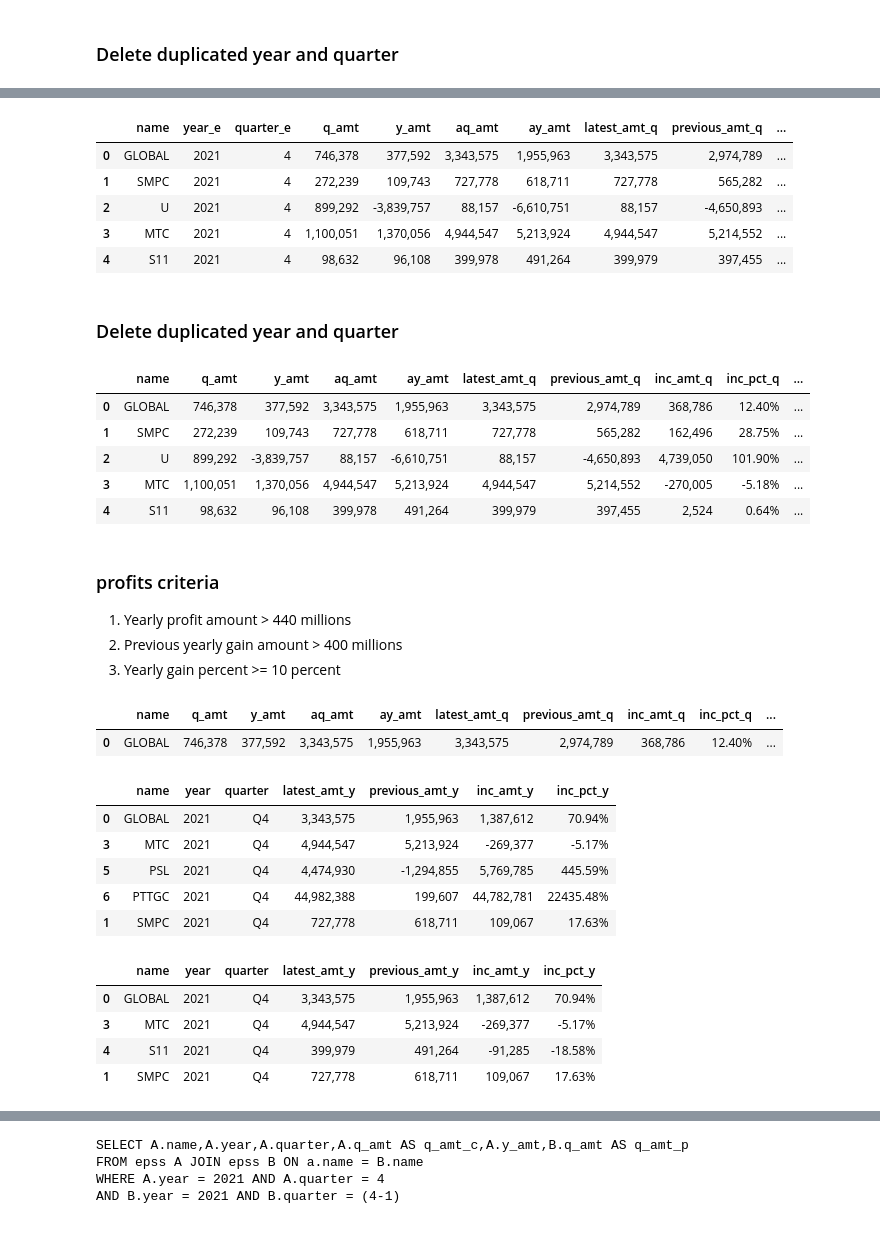
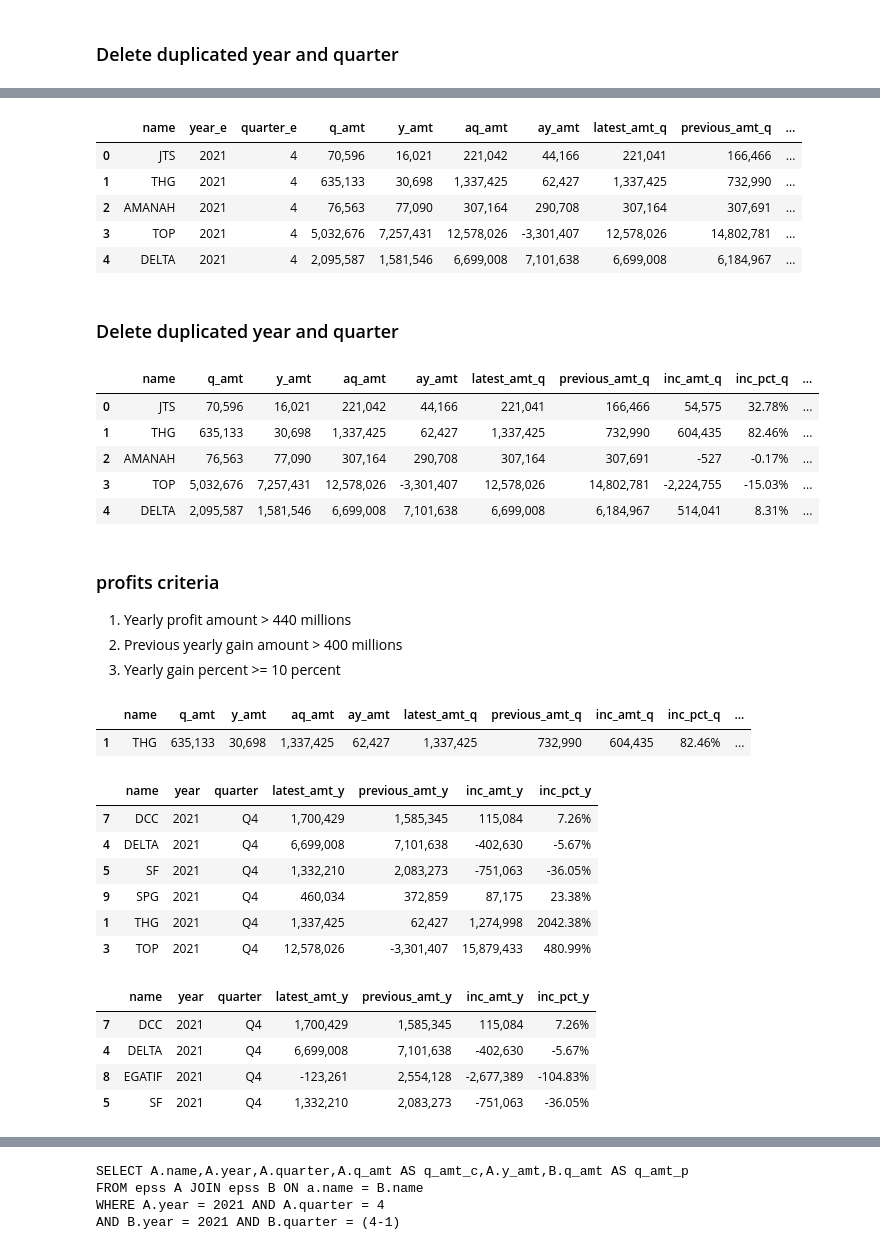
Before and after one commit to santimcs/A8, a Jupyter notebook: Quarterly/440-Create Profits Q4.ipynb, the cells around one changed output, grey strips where cells are left out. Saved outputs shown, nothing was run; the diff lists cells and outputs as text; code cells hidden in the pictures.

```diff
--- a/Quarterly/440-Create Profits Q4.ipynb
+++ b/Quarterly/440-Create Profits Q4.ipynb
@@ -22,5 +22,5 @@ today_str
 # %%
-#today = date(2022, 2, 11)
+today = date(2022, 2, 15)
 today_str = today.strftime("%Y-%m-%d")
 today_str
 # %% [output]
@@ -190,11 +198,11 @@ df_merge2 = pd.merge(
 df_merge2.head().style.format(format_dict)
 # %% [output]
 |  | name | year_e | quarter_e | q_amt | y_amt | aq_amt | ay_amt | latest_amt_q | previous_amt_q | ... |
-| 0 | GLOBAL | 2021 | 4 | 746,378 | 377,592 | 3,343,575 | 1,955,963 | 3,343,575 | 2,974,789 | ... |
-| 1 | SMPC | 2021 | 4 | 272,239 | 109,743 | 727,778 | 618,711 | 727,778 | 565,282 | ... |
-| 2 | U | 2021 | 4 | 899,292 | -3,839,757 | 88,157 | -6,610,751 | 88,157 | -4,650,893 | ... |
-| 3 | MTC | 2021 | 4 | 1,100,051 | 1,370,056 | 4,944,547 | 5,213,924 | 4,944,547 | 5,214,552 | ... |
-| 4 | S11 | 2021 | 4 | 98,632 | 96,108 | 399,978 | 491,264 | 399,979 | 397,455 | ... |
+| 0 | JTS | 2021 | 4 | 70,596 | 16,021 | 221,042 | 44,166 | 221,041 | 166,466 | ... |
+| 1 | THG | 2021 | 4 | 635,133 | 30,698 | 1,337,425 | 62,427 | 1,337,425 | 732,990 | ... |
+| 2 | AMANAH | 2021 | 4 | 76,563 | 77,090 | 307,164 | 290,708 | 307,164 | 307,691 | ... |
+| 3 | TOP | 2021 | 4 | 5,032,676 | 7,257,431 | 12,578,026 | -3,301,407 | 12,578,026 | 14,802,781 | ... |
+| 4 | DELTA | 2021 | 4 | 2,095,587 | 1,581,546 | 6,699,008 | 7,101,638 | 6,699,008 | 6,184,967 | ... |
 # %% [markdown]
 ### Delete duplicated year and quarter
 # %%
@@ -203,40 +211,41 @@ profits = df_merge2.drop(columns, axis=1)
 profits.head().style.format(format_dict)
 # %% [output]
 |  | name | q_amt | y_amt | aq_amt | ay_amt | latest_amt_q | previous_amt_q | inc_amt_q | inc_pct_q | ... |
-| 0 | GLOBAL | 746,378 | 377,592 | 3,343,575 | 1,955,963 | 3,343,575 | 2,974,789 | 368,786 | 12.40% | ... |
-| 1 | SMPC | 272,239 | 109,743 | 727,778 | 618,711 | 727,778 | 565,282 | 162,496 | 28.75% | ... |
-| 2 | U | 899,292 | -3,839,757 | 88,157 | -6,610,751 | 88,157 | -4,650,893 | 4,739,050 | 101.90% | ... |
-| 3 | MTC | 1,100,051 | 1,370,056 | 4,944,547 | 5,213,924 | 4,944,547 | 5,214,552 | -270,005 | -5.18% | ... |
-| 4 | S11 | 98,632 | 96,108 | 399,978 | 491,264 | 399,979 | 397,455 | 2,524 | 0.64% | ... |
+| 0 | JTS | 70,596 | 16,021 | 221,042 | 44,166 | 221,041 | 166,466 | 54,575 | 32.78% | ... |
+| 1 | THG | 635,133 | 30,698 | 1,337,425 | 62,427 | 1,337,425 | 732,990 | 604,435 | 82.46% | ... |
+| 2 | AMANAH | 76,563 | 77,090 | 307,164 | 290,708 | 307,164 | 307,691 | -527 | -0.17% | ... |
+| 3 | TOP | 5,032,676 | 7,257,431 | 12,578,026 | -3,301,407 | 12,578,026 | 14,802,781 | -2,224,755 | -15.03% | ... |
+| 4 | DELTA | 2,095,587 | 1,581,546 | 6,699,008 | 7,101,638 | 6,699,008 | 6,184,967 | 514,041 | 8.31% | ... |
 # %% [markdown]
 ### profits criteria
 1. Yearly profit amount > 440 millions
 2. Previous yearly gain amount > 400 millions
 3. Yearly gain percent >= 10 percent
 # %%
-profits[profits["name"] == "GLOBAL"].style.format(format_dict)
+profits[profits["name"] == "THG"].style.format(format_dict)
 # %% [output]
 |  | name | q_amt | y_amt | aq_amt | ay_amt | latest_amt_q | previous_amt_q | inc_amt_q | inc_pct_q | ... |
-| 0 | GLOBAL | 746,378 | 377,592 | 3,343,575 | 1,955,963 | 3,343,575 | 2,974,789 | 368,786 | 12.40% | ... |
+| 1 | THG | 635,133 | 30,698 | 1,337,425 | 62,427 | 1,337,425 | 732,990 | 604,435 | 82.46% | ... |
 # %%
 criteria_1 = profits.latest_amt_y > 440_000
 profits.loc[criteria_1, cols].sort_values(by=["name"], ascending=True).style.format(format_dict)
 # %% [output]
 |  | name | year | quarter | latest_amt_y | previous_amt_y | inc_amt_y | inc_pct_y |
-| 0 | GLOBAL | 2021 | Q4 | 3,343,575 | 1,955,963 | 1,387,612 | 70.94% |
-| 3 | MTC | 2021 | Q4 | 4,944,547 | 5,213,924 | -269,377 | -5.17% |
-| 5 | PSL | 2021 | Q4 | 4,474,930 | -1,294,855 | 5,769,785 | 445.59% |
-| 6 | PTTGC | 2021 | Q4 | 44,982,388 | 199,607 | 44,782,781 | 22435.48% |
-| 1 | SMPC | 2021 | Q4 | 727,778 | 618,711 | 109,067 | 17.63% |
+| 7 | DCC | 2021 | Q4 | 1,700,429 | 1,585,345 | 115,084 | 7.26% |
+| 4 | DELTA | 2021 | Q4 | 6,699,008 | 7,101,638 | -402,630 | -5.67% |
+| 5 | SF | 2021 | Q4 | 1,332,210 | 2,083,273 | -751,063 | -36.05% |
+| 9 | SPG | 2021 | Q4 | 460,034 | 372,859 | 87,175 | 23.38% |
+| 1 | THG | 2021 | Q4 | 1,337,425 | 62,427 | 1,274,998 | 2042.38% |
+| 3 | TOP | 2021 | Q4 | 12,578,026 | -3,301,407 | 15,879,433 | 480.99% |
 # %%
 criteria_2 = profits.previous_amt_y >= 400_000
 profits.loc[criteria_2, cols].sort_values(by=["name"], ascending=True).style.format(format_dict)
 # %% [output]
 |  | name | year | quarter | latest_amt_y | previous_amt_y | inc_amt_y | inc_pct_y |
-| 0 | GLOBAL | 2021 | Q4 | 3,343,575 | 1,955,963 | 1,387,612 | 70.94% |
-| 3 | MTC | 2021 | Q4 | 4,944,547 | 5,213,924 | -269,377 | -5.17% |
-| 4 | S11 | 2021 | Q4 | 399,979 | 491,264 | -91,285 | -18.58% |
-| 1 | SMPC | 2021 | Q4 | 727,778 | 618,711 | 109,067 | 17.63% |
+| 7 | DCC | 2021 | Q4 | 1,700,429 | 1,585,345 | 115,084 | 7.26% |
+| 4 | DELTA | 2021 | Q4 | 6,699,008 | 7,101,638 | -402,630 | -5.67% |
+| 8 | EGATIF | 2021 | Q4 | -123,261 | 2,554,128 | -2,677,389 | -104.83% |
+| 5 | SF | 2021 | Q4 | 1,332,210 | 2,083,273 | -751,063 | -36.05% |
 # %%
 criteria_3 = profits.inc_pct_y >= 10.00
 profits.loc[criteria_3, cols].style.format(format_dict)
```
Also changed, not shown: parts of 23 cells of this notebook, 22 other files.
